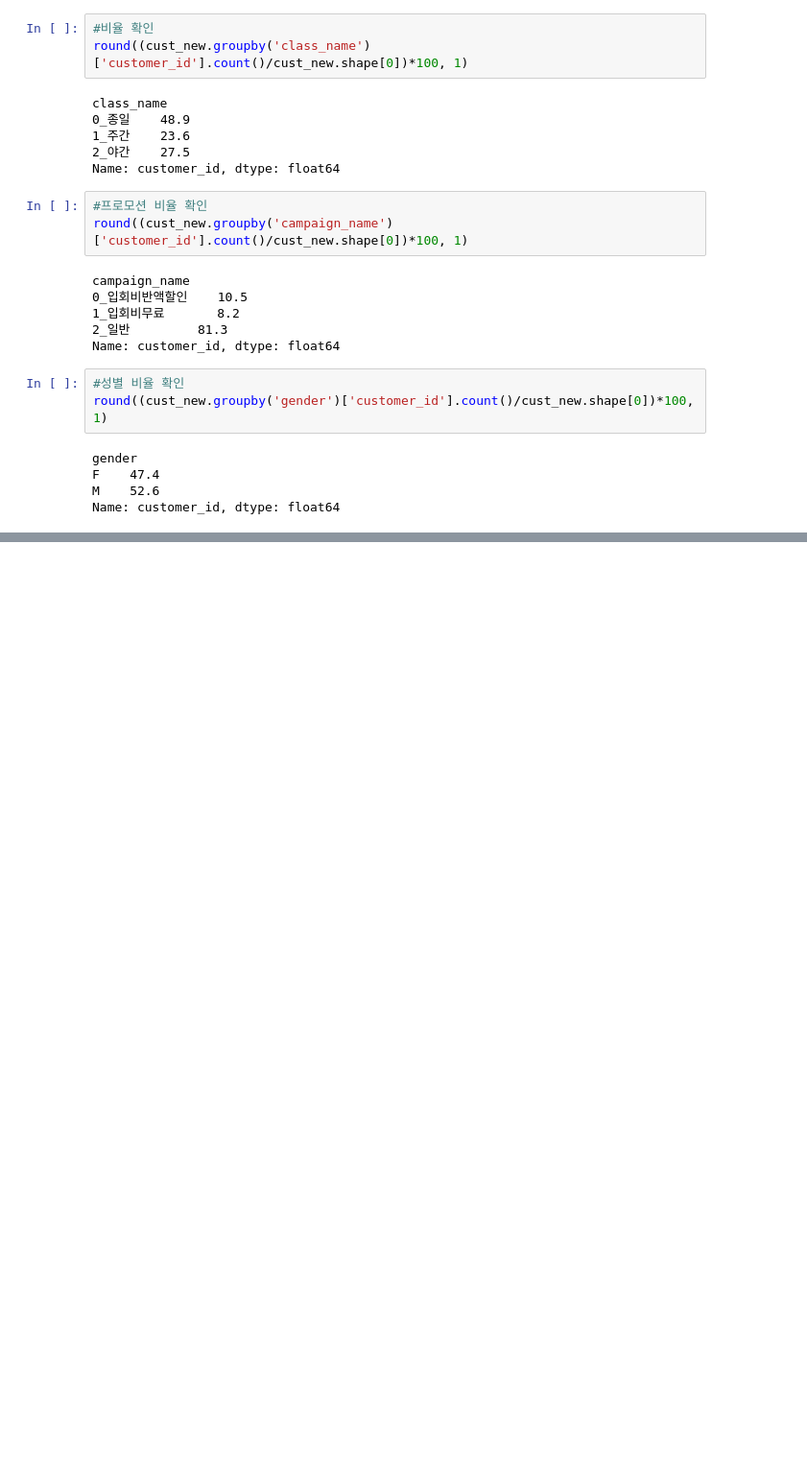
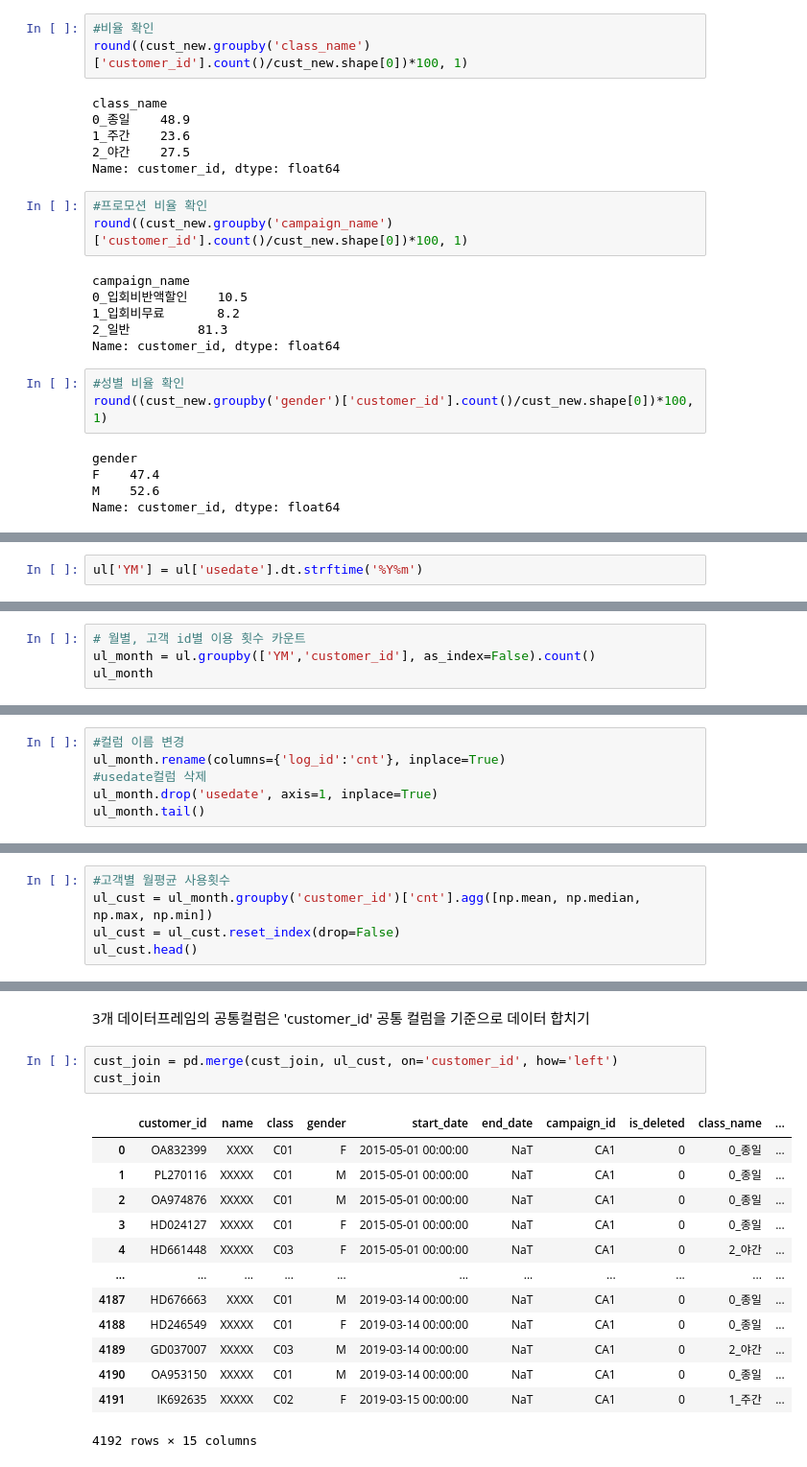
Before and after one commit to pillz9408/python, a Jupyter notebook: MachineLearning/221025_DataProcessEx2.ipynb, the cells around one changed output, grey strips where cells are left out. Shown at 96% size. Saved outputs shown, nothing was run; the diff lists cells and outputs as text; blank space fills up the shorter version.

```diff
--- a/MachineLearning/221025_DataProcessEx2.ipynb
+++ b/MachineLearning/221025_DataProcessEx2.ipynb
@@ -269,0 +296,2 @@ Name: customer_id, dtype: float64
+# %%
+ul['YM'] = ul['usedate'].dt.strftime('%Y%m')
@@ -269,0 +314,4 @@ Name: customer_id, dtype: float64
+# %%
+# 월별, 고객 id별 이용 횟수 카운트
+ul_month = ul.groupby(['YM','customer_id'], as_index=False).count()
+ul_month
@@ -269,0 +334,6 @@ Name: customer_id, dtype: float64
+# %%
+#컬럼 이름 변경
+ul_month.rename(columns={'log_id':'cnt'}, inplace=True)
+#usedate컬럼 삭제
+ul_month.drop('usedate', axis=1, inplace=True)
+ul_month.tail()
@@ -269,0 +347,5 @@ Name: customer_id, dtype: float64
+# %%
+#고객별 월평균 사용횟수
+ul_cust = ul_month.groupby('customer_id')['cnt'].agg([np.mean, np.median, np.max, np.min])
+ul_cust = ul_cust.reset_index(drop=False)
+ul_cust.head()
@@ -269,0 +519,20 @@ Name: customer_id, dtype: float64
+# %% [markdown]
+3개 데이터프레임의 공통컬럼은 'customer_id'
+공통 컬럼을 기준으로 데이터 합치기
+# %%
+cust_join = pd.merge(cust_join, ul_cust, on='customer_id', how='left')
+cust_join
+# %% [output]
+|  | customer_id | name | class | gender | start_date | end_date | campaign_id | is_deleted | class_name | ... |
+| 0 | OA832399 | XXXX | C01 | F | 2015-05-01 00:00:00 | NaT | CA1 | 0 | 0_종일 | ... |
+| 1 | PL270116 | XXXXX | C01 | M | 2015-05-01 00:00:00 | NaT | CA1 | 0 | 0_종일 | ... |
+| 2 | OA974876 | XXXXX | C01 | M | 2015-05-01 00:00:00 | NaT | CA1 | 0 | 0_종일 | ... |
+| 3 | HD024127 | XXXXX | C01 | F | 2015-05-01 00:00:00 | NaT | CA1 | 0 | 0_종일 | ... |
+| 4 | HD661448 | XXXXX | C03 | F | 2015-05-01 00:00:00 | NaT | CA1 | 0 | 2_야간 | ... |
+| ... | ... | ... | ... | ... | ... | ... | ... | ... | ... | ... |
+| 4187 | HD676663 | XXXX | C01 | M | 2019-03-14 00:00:00 | NaT | CA1 | 0 | 0_종일 | ... |
+| 4188 | HD246549 | XXXXX | C01 | F | 2019-03-14 00:00:00 | NaT | CA1 | 0 | 0_종일 | ... |
+| 4189 | GD037007 | XXXXX | C03 | M | 2019-03-14 00:00:00 | NaT | CA1 | 0 | 2_야간 | ... |
+| 4190 | OA953150 | XXXXX | C01 | M | 2019-03-14 00:00:00 | NaT | CA1 | 0 | 0_종일 | ... |
+| 4191 | IK692635 | XXXXX | C02 | F | 2019-03-15 00:00:00 | NaT | CA1 | 0 | 1_주간 | ... |
+4192 rows × 15 columns
```
Also changed, not shown: parts of 47 cells of this notebook, 1 other file.
